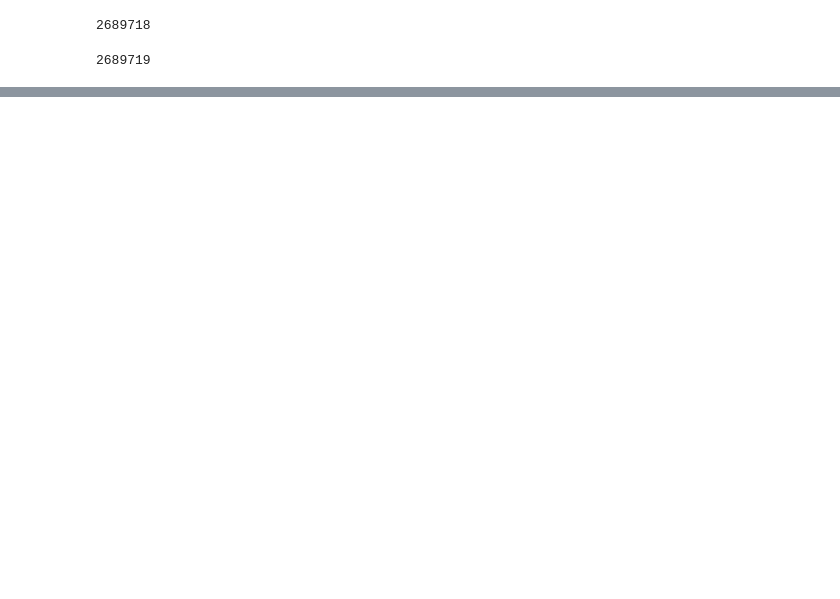
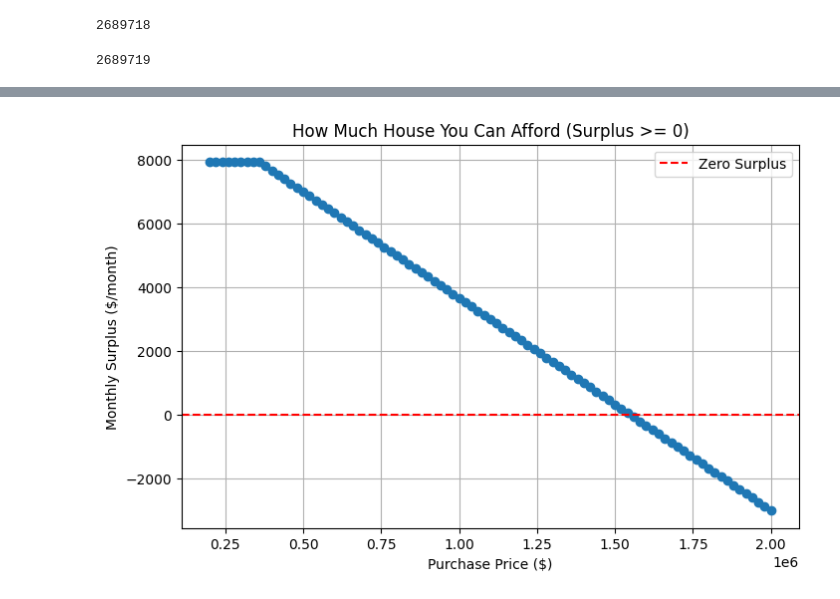
Before and after one commit to 1mattbecker/kinematics_analysis, a Jupyter notebook: code/scrap.ipynb, the cells around one changed output, grey strips where cells are left out. Cells and saved outputs as stored; diff of their text form; code cells hidden in the pictures; blank space fills up the shorter version.

```diff
--- a/code/scrap.ipynb
+++ b/code/scrap.ipynb
@@ -32,0 +942,70 @@ total_frames_processed
+# %%
+import numpy as np
+import pandas as pd
+import matplotlib.pyplot as plt
+
+# Parameters (as per your scenario)
+total_savings = 720_000
+loan_balance = 350_000
+loan_rate = 0.065
+loan_term = 10
+mortgage_rate = 0.07
+mortgage_term = 30
+income = 260_000
+living = 165_000
+
+# Fixed allocation: 50% down payment, 50% loan payoff
+d_pct = 0.5
+t_pct = 0.5
+
+# Range of purchase prices to test
+purchase_prices = np.arange(200_000, 2_000_001, 20_000)
+
+results = []
+for P in purchase_prices:
+    dp = total_savings * d_pct
+    lp = total_savings * t_pct
+
+    # Mortgage principal
+    mP = max(P - dp, 0)
+    # Loan principal remaining after extra payoff
+    xtra_loan = min(lp, loan_balance)
+    lP = max(loan_balance - xtra_loan, 0)
+
+    # Monthly mortgage payment
+    m_pay = (mP * (mortgage_rate / 12) * (1 + mortgage_rate / 12) ** (mortgage_term * 12) /
+             ((1 + mortgage_rate / 12) ** (mortgage_term * 12) - 1)) if mP > 0 else 0
+
+    # Monthly loan payment
+    l_pay = (lP * (loan_rate / 12) * (1 + loan_rate / 12) ** (loan_term * 12) /
+             ((1 + loan_rate / 12) ** (loan_term * 12) - 1)) if lP > 0 else 0
+
+    # Monthly surplus
+    surplus = income / 12 - living / 12 - (m_pay + l_pay)
+    # DTI %
+    dti = (m_pay + l_pay) / (income / 12) * 100
+
+    results.append({
+        'Purchase Price': P,
+        'Mortgage Payment': m_pay,
+        'Loan Payment': l_pay,
+        'Monthly Surplus': surplus,
+        'DTI %': dti
+    })
+
+df_afford = pd.DataFrame(results)
+
+# Plot Purchase Price vs Monthly Surplus
+plt.figure(figsize=(8, 5))
+plt.plot(df_afford['Purchase Price'], df_afford['Monthly Surplus'], marker='o')
+plt.axhline(0, color='red', linestyle='--', label='Zero Surplus')
+plt.xlabel('Purchase Price ($)')
+plt.ylabel('Monthly Surplus ($/month)')
+plt.title('How Much House You Can Afford (Surplus >= 0)')
+plt.grid(True)
+plt.legend()
+plt.show()
+
+df_afford[(df_afford['Purchase Price'] >= 1250000) & (df_afford['Purchase Price'] <= 1750000)]
+# %% [output]
+[figure, added]
```
Also changed, not shown: parts of 13 cells of this notebook, 10 other files.
